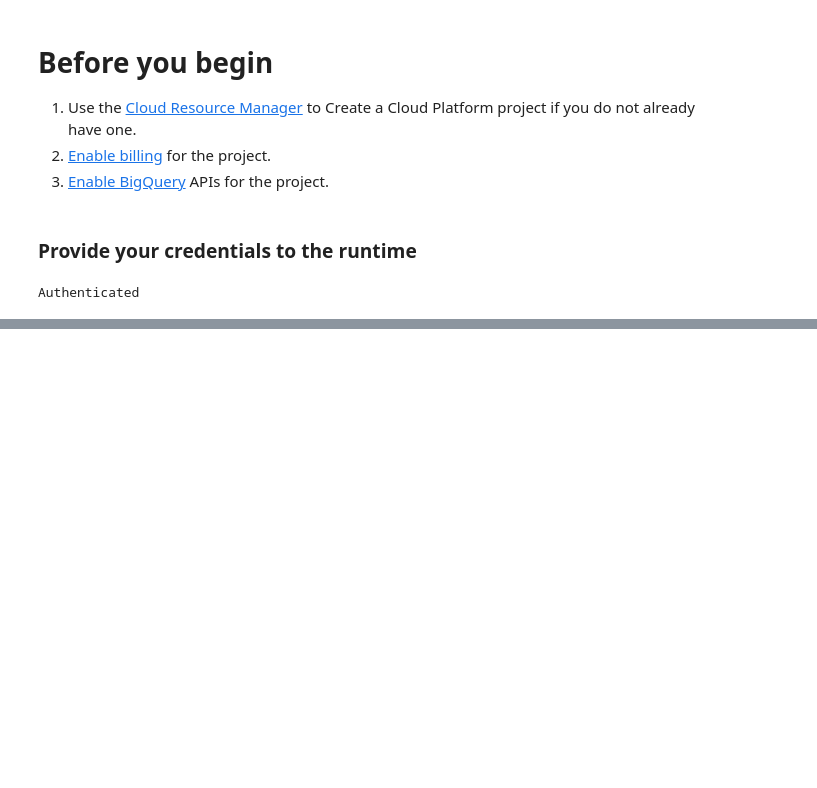
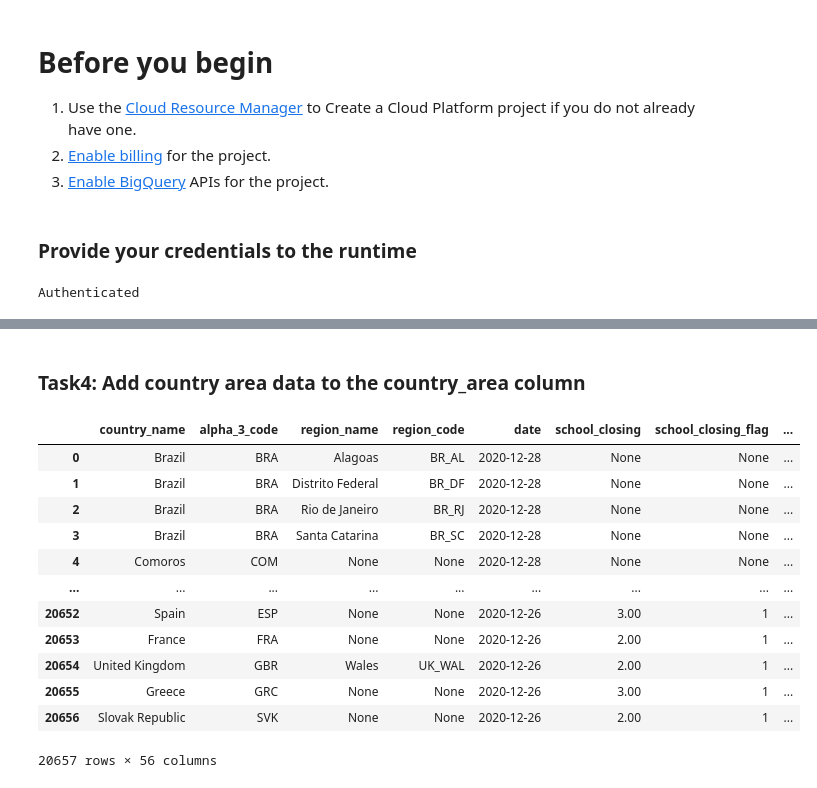
Before and after one commit to bobbae/gcp, a Jupyter notebook: bq/gsp340-build-datawarehouse-challenge/gsp340.ipynb, the cells around one changed output, grey strips where cells are left out. Drawn from its saved outputs; the diff is of its cells as text; code cells hidden in the pictures; blank space fills up the shorter version.

```diff
--- a/bq/gsp340-build-datawarehouse-challenge/gsp340.ipynb
+++ b/bq/gsp340-build-datawarehouse-challenge/gsp340.ipynb
@@ -175,0 +123,24 @@ pd.io.gbq.read_gbq(query, project_id=project_id, dialect='standard')
+# %% [markdown]
+### Task4: Add country area data to the country_area column
+# %%
+query = syntax.sql('''
+UPDATE `covid.oxford` t0
+SET t0.country_area = t1.country_area
+FROM `bigquery-public-data.census_bureau_international.country_names_area` t1
+WHERE t0.country_name = t1.country_name
+''')
+pd.io.gbq.read_gbq(query, project_id=project_id, dialect='standard')
+# %% [output]
+|  | country_name | alpha_3_code | region_name | region_code | date | school_closing | school_closing_flag | ... |
+| 0 | Brazil | BRA | Alagoas | BR_AL | 2020-12-28 | None | None | ... |
+| 1 | Brazil | BRA | Distrito Federal | BR_DF | 2020-12-28 | None | None | ... |
+| 2 | Brazil | BRA | Rio de Janeiro | BR_RJ | 2020-12-28 | None | None | ... |
+| 3 | Brazil | BRA | Santa Catarina | BR_SC | 2020-12-28 | None | None | ... |
+| 4 | Comoros | COM | None | None | 2020-12-28 | None | None | ... |
+| ... | ... | ... | ... | ... | ... | ... | ... | ... |
+| 20652 | Spain | ESP | None | None | 2020-12-26 | 3.00 | 1 | ... |
+| 20653 | France | FRA | None | None | 2020-12-26 | 2.00 | 1 | ... |
+| 20654 | United Kingdom | GBR | Wales | UK_WAL | 2020-12-26 | 2.00 | 1 | ... |
+| 20655 | Greece | GRC | None | None | 2020-12-26 | 3.00 | 1 | ... |
+| 20656 | Slovak Republic | SVK | None | None | 2020-12-26 | 2.00 | 1 | ... |
+20657 rows × 56 columns
```
Also changed, not shown: parts of 36 cells of this notebook.
